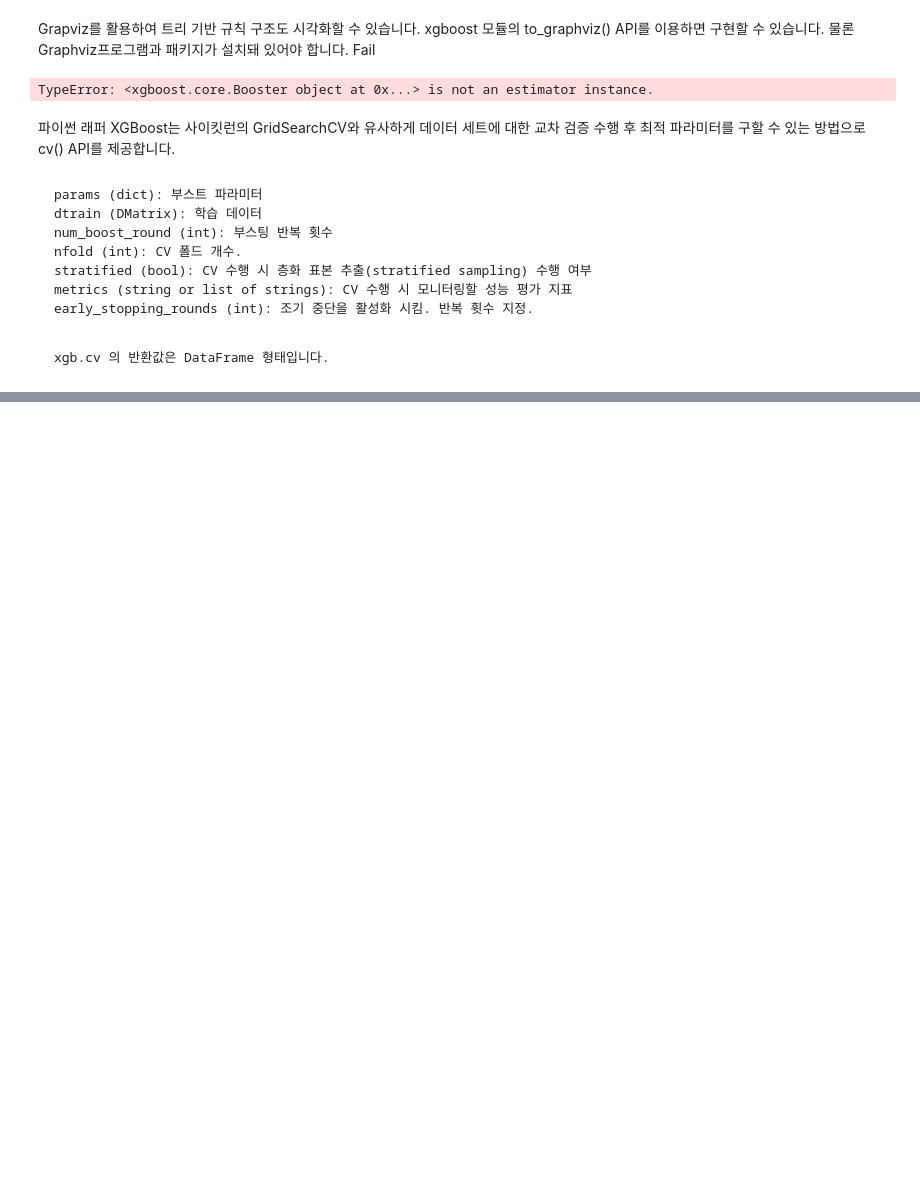
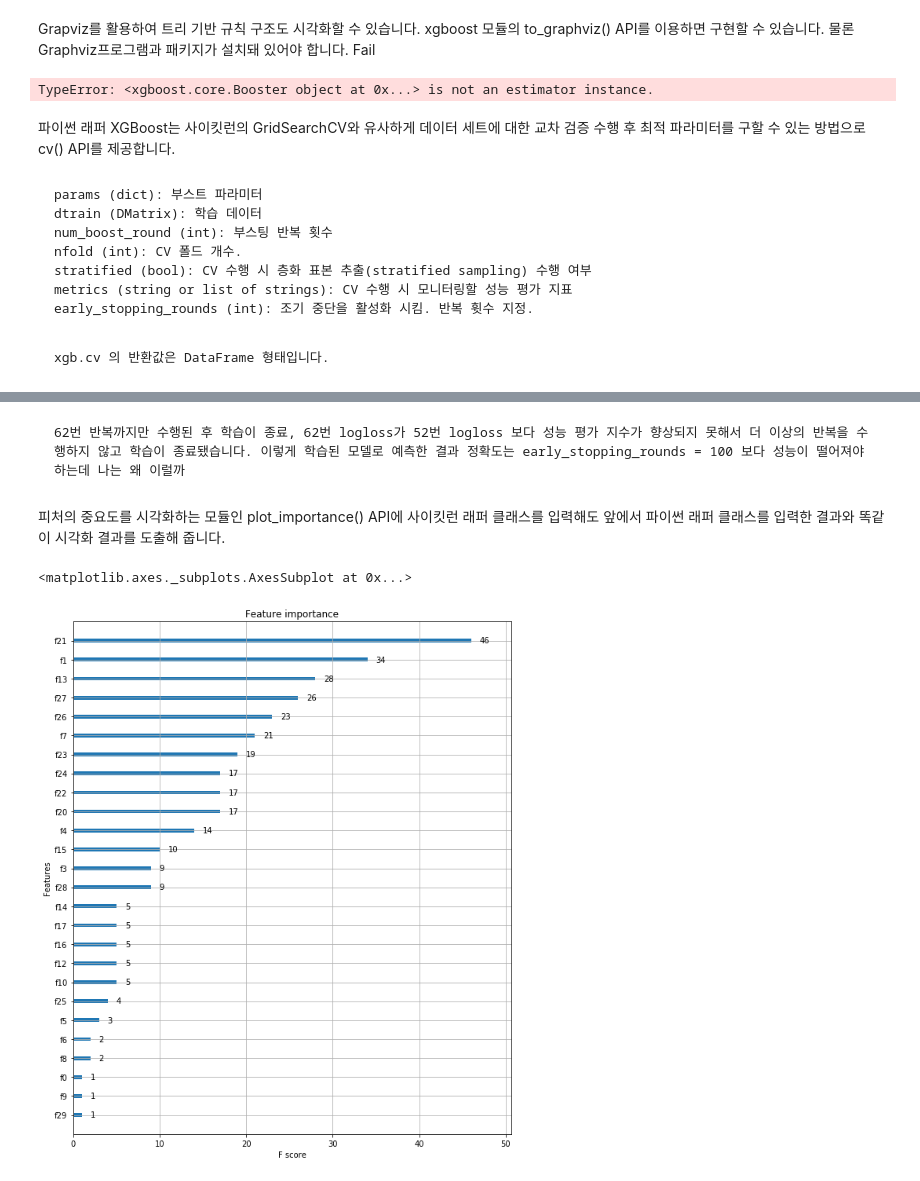
Before and after one commit to DogeinP/PythonMachine, a Jupyter notebook: 4장. 분류.ipynb, the cells around one changed output, grey strips where cells are left out. Cells and saved outputs as stored; diff of their text form; code cells hidden in the pictures; blank space fills up the shorter version.

```diff
--- a/4장. 분류.ipynb
+++ b/4장. 분류.ipynb
@@ -983,0 +993,8 @@ xgb.to_graphviz()
+# %%
+# 사이킷런 래퍼 XGBoost 클래스인 XGBClassifier 임포트
+from xgboost import XGBClassifier
+
+xgb_wrapper = XGBClassifier(n_estimator=400, learning_rate=0.1, max_depth=3)
+xgb_wrapper.fit(X_train,y_train)
+w_preds = xgb_wrapper.predict(X_test)
+w_pred_proba = xgb_wrapper.predict_proba(X_test)[:,1]
@@ -983,0 +1016,8 @@ xgb.to_graphviz()
+# %%
+from xgboost import XGBClassifier
+
+xgb_wrapper = XGBClassifier(n_estimator=400, learning_rate=0.1, max_depth=3)
+evals=[(X_test,y_test)]
+xgb_wrapper.fit(X_train,y_train, early_stopping_rounds=100, eval_metric='logloss',eval_set=evals,verbose=True)
+ws100_preds = xgb_wrapper.predict(X_test)
+ws100_pred_proba = xgb_wrapper.predict_proba(X_test)[:,1]
@@ -983,0 +1058,7 @@ xgb.to_graphviz()
+# %%
+# early_stopping_rounds를 10으로 설정하고 재학습.
+xgb_wrapper.fit(X_train,y_train,eval_set=evals,eval_metric='logloss',early_stopping_rounds=10)
+
+ws100_preds = xgb_wrapper.predict(X_test)
+ws100_pred_proba = xgb_wrapper.predict_proba(X_test)[:,1]
+get_clf_eval(y_test,ws100_preds,ws100_pred_proba)
@@ -983,0 +1083,15 @@ xgb.to_graphviz()
+# %% [markdown]
+    62번 반복까지만 수행된 후 학습이 종료, 62번 logloss가 52번 logloss 보다 성능 평가 지수가 향상되지 못해서 더 이상의 반복을 수행하지 않고 학습이 종료됐습니다. 이렇게 학습된 모델로 예측한 결과 정확도는 early_stopping_rounds = 100 보다 성능이 떨어져야하는데 나는 왜 이럴까
+# %% [markdown]
+피처의 중요도를 시각화하는 모듈인 plot_importance() API에 사이킷런 래퍼 클래스를 입력해도 앞에서 파이썬 래퍼 클래스를 입력한 결과와 똑같이 시각화 결과를 도출해 줍니다.
+# %%
+from xgboost import plot_importance
+import matplotlib.pyplot as plt
+%matplotlib inline
+
+fig, ax = plt.subplots(figsize=(10,12))
+# 사이킷런 Wrapper 클래스를 입력해도 무방.
+plot_importance(xgb_wrapper,ax=ax)
+# %% [output]
+<matplotlib.axes._subplots.AxesSubplot at 0x...>
+[figure, added]
```
Also changed, not shown: parts of 19 cells of this notebook.
